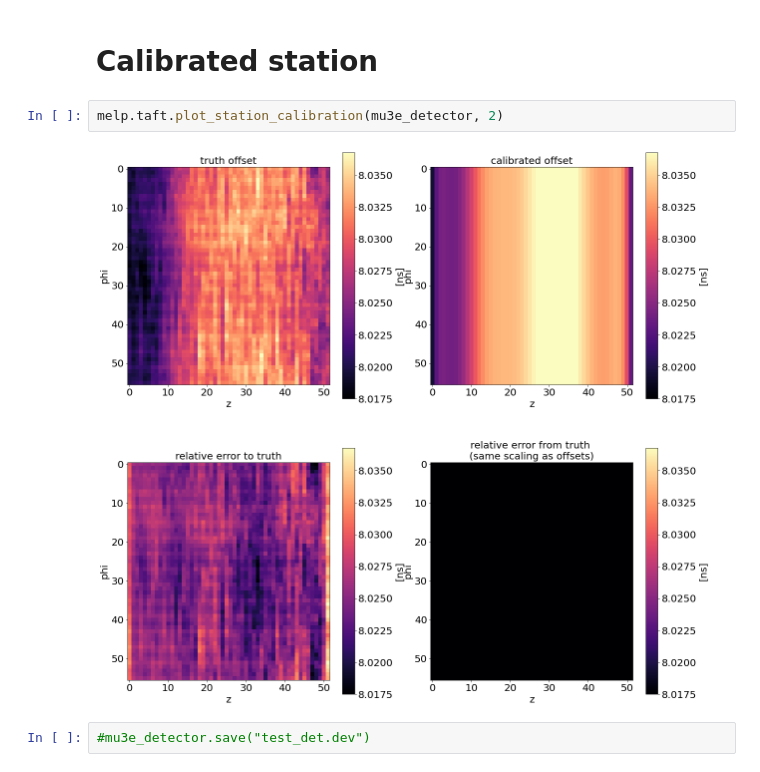
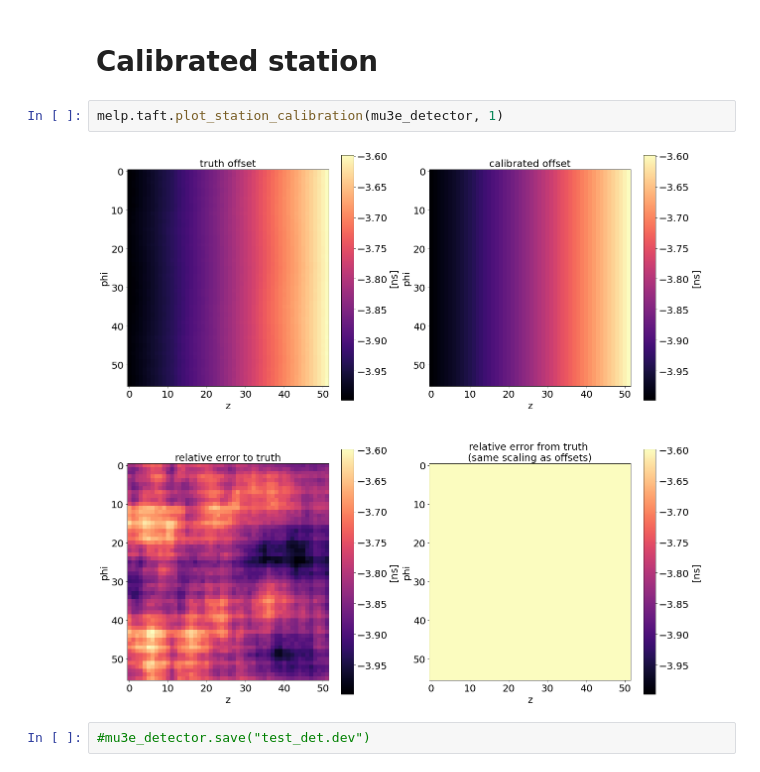
Before and after one commit to maximilianKoeper/melp, a Jupyter notebook: jupyter-notbooks/taft_v2-global_correction_z.ipynb, the cells around one changed output. Drawn from its saved outputs; the diff is of its cells as text.

```diff
--- a/jupyter-notbooks/taft_v2-global_correction_z.ipynb
+++ b/jupyter-notbooks/taft_v2-global_correction_z.ipynb
@@ -205,9 +207,9 @@ plt.show()
 # %% [markdown]
 # Calibrated station
 # %%
-melp.taft.plot_station_calibration(mu3e_detector, 2)
+melp.taft.plot_station_calibration(mu3e_detector, 1)
 # %% [output]
-[figure, old version]
+[figure, new version]
 # %%
 #mu3e_detector.save("test_det.dev")
 # %%
```
Also changed, not shown: parts of 12 cells of this notebook, 2 other files.
